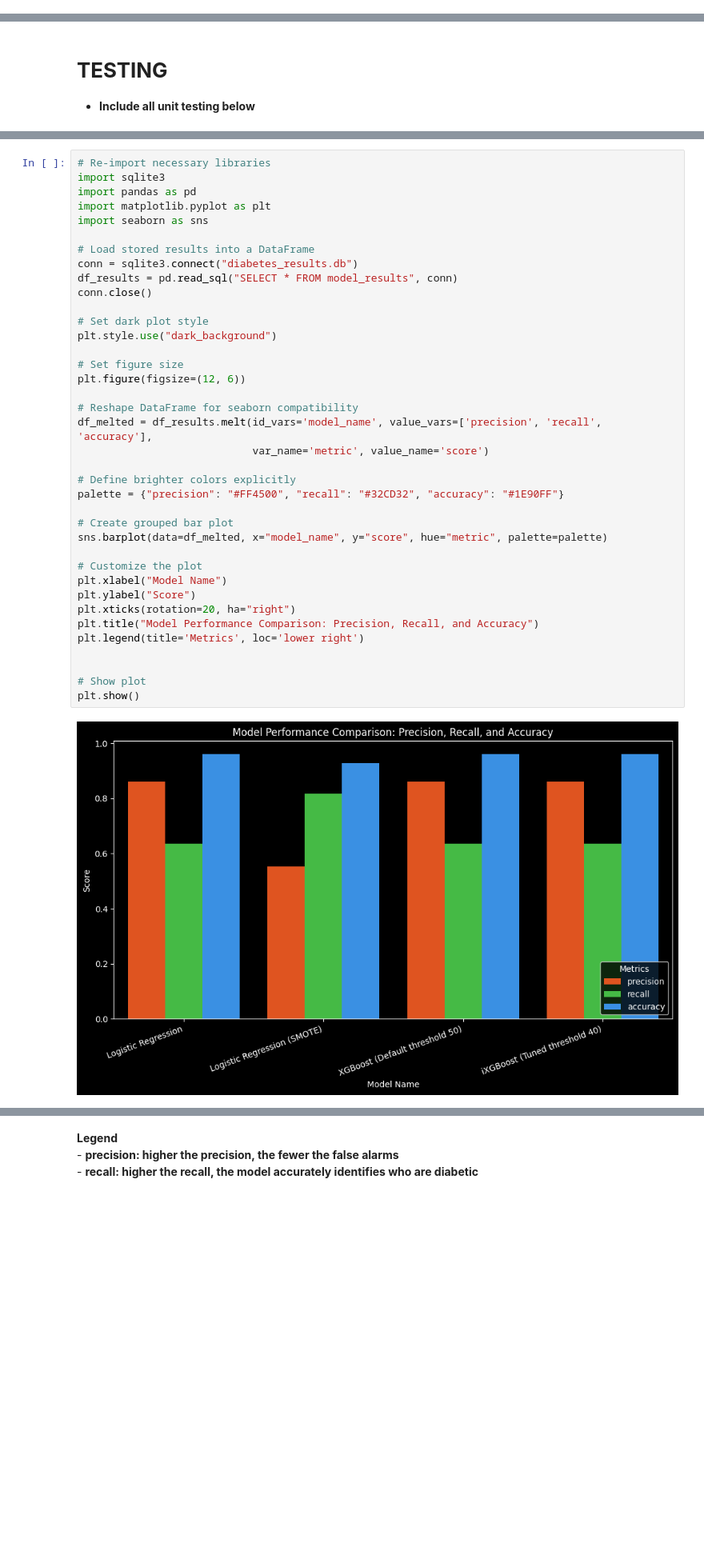
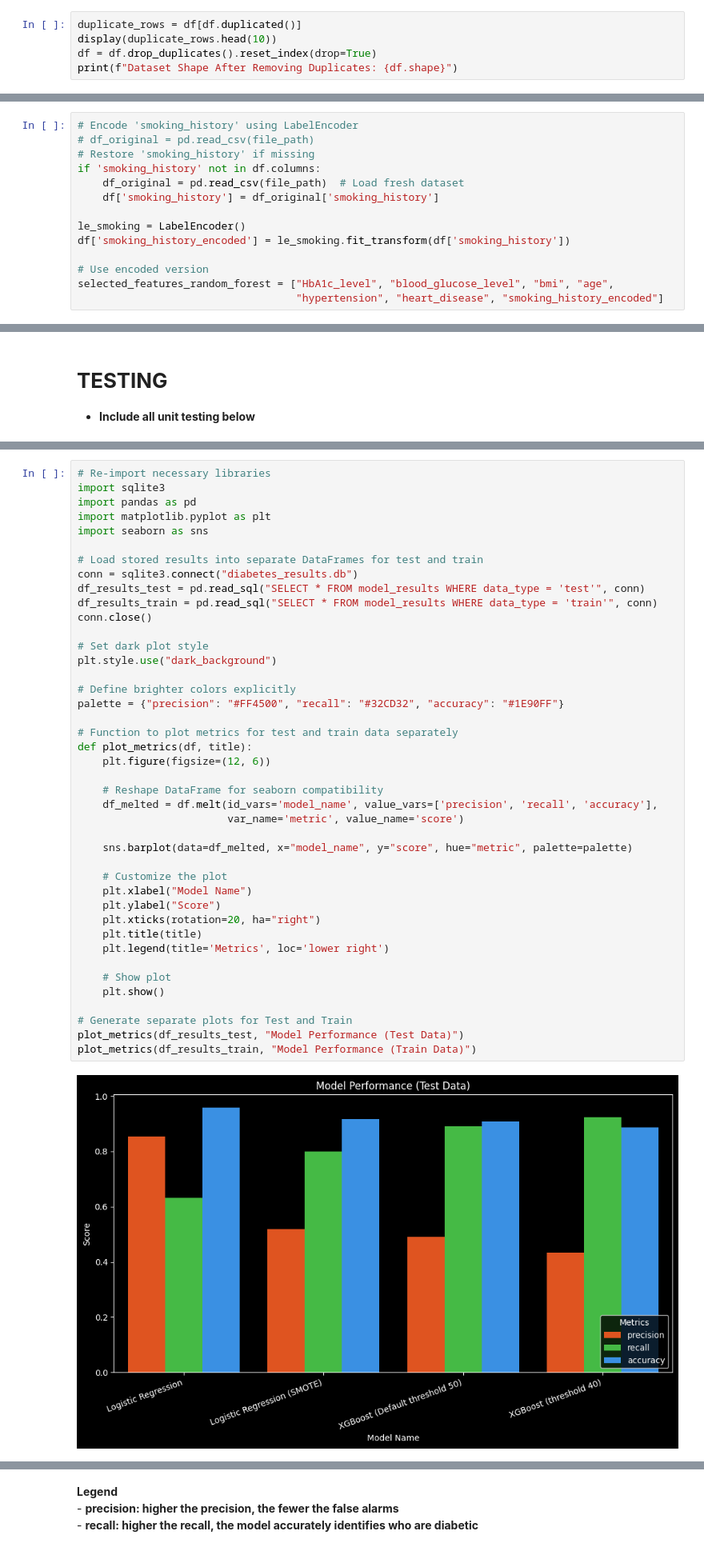
Before and after one commit to fkottapa3/Team14CSE6242, a Jupyter notebook: DiabetesPrediction_v1.ipynb, the cells around one changed output, grey strips where cells are left out. Shown: that part at 80% size. Saved outputs shown, nothing was run; the diff lists cells and outputs as text; blank space fills up the shorter version.

```diff
--- a/DiabetesPrediction_v1.ipynb
+++ b/DiabetesPrediction_v1.ipynb
@@ -51,0 +50,5 @@ None
+# %%
+duplicate_rows = df[df.duplicated()]
+display(duplicate_rows.head(10))
+df = df.drop_duplicates().reset_index(drop=True)
+print(f"Dataset Shape After Removing Duplicates: {df.shape}")
@@ -95,0 +105,14 @@ df['gender'] = le.fit_transform(df['gender'])
+# %%
+# Encode 'smoking_history' using LabelEncoder
+# df_original = pd.read_csv(file_path)
+# Restore 'smoking_history' if missing
+if 'smoking_history' not in df.columns:
+    df_original = pd.read_csv(file_path)  # Load fresh dataset
+    df['smoking_history'] = df_original['smoking_history']
+
+le_smoking = LabelEncoder()
+df['smoking_history_encoded'] = le_smoking.fit_transform(df['smoking_history'])
+
+# Use encoded version
+selected_features_random_forest = ["HbA1c_level", "blood_glucose_level", "bmi", "age",
+                                   "hypertension", "heart_disease", "smoking_history_encoded"]
@@ -590,40 +642,44 @@ print(df_results)
 # %%
 # Re-import necessary libraries
 import sqlite3
 import pandas as pd
 import matplotlib.pyplot as plt
 import seaborn as sns
 
-# Load stored results into a DataFrame
+# Load stored results into separate DataFrames for test and train
 conn = sqlite3.connect("diabetes_results.db")
-df_results = pd.read_sql("SELECT * FROM model_results", conn)
+df_results_test = pd.read_sql("SELECT * FROM model_results WHERE data_type = 'test'", conn)
+df_results_train = pd.read_sql("SELECT * FROM model_results WHERE data_type = 'train'", conn)
 conn.close()
 
 # Set dark plot style
 plt.style.use("dark_background")
 
-# Set figure size
-plt.figure(figsize=(12, 6))
-
-# Reshape DataFrame for seaborn compatibility
-df_melted = df_results.melt(id_vars='model_name', value_vars=['precision', 'recall', 'accuracy'],
-                            var_name='metric', value_name='score')
-
 # Define brighter colors explicitly
 palette = {"precision": "#FF4500", "recall": "#32CD32", "accuracy": "#1E90FF"}
 
-# Create grouped bar plot
-sns.barplot(data=df_melted, x="model_name", y="score", hue="metric", palette=palette)
+# Function to plot metrics for test and train data separately
+def plot_metrics(df, title):
+    plt.figure(figsize=(12, 6))
 
-# Customize the plot
-plt.xlabel("Model Name")
-plt.ylabel("Score")
-plt.xticks(rotation=20, ha="right")
-plt.title("Model Performance Comparison: Precision, Recall, and Accuracy")
-plt.legend(title='Metrics', loc='lower right')
+    # Reshape DataFrame for seaborn compatibility
+    df_melted = df.melt(id_vars='model_name', value_vars=['precision', 'recall', 'accuracy'],
+                        var_name='metric', value_name='score')
 
+    sns.barplot(data=df_melted, x="model_name", y="score", hue="metric", palette=palette)
 
-# Show plot
-plt.show()
+    # Customize the plot
+    plt.xlabel("Model Name")
+    plt.ylabel("Score")
+    plt.xticks(rotation=20, ha="right")
+    plt.title(title)
+    plt.legend(title='Metrics', loc='lower right')
+
+    # Show plot
+    plt.show()
+
+# Generate separate plots for Test and Train
+plot_metrics(df_results_test, "Model Performance (Test Data)")
+plot_metrics(df_results_train, "Model Performance (Train Data)")
 # %% [output]
-[figure, old version]
+[figure, new version]
```
Also changed, not shown: parts of 32 cells of this notebook.
